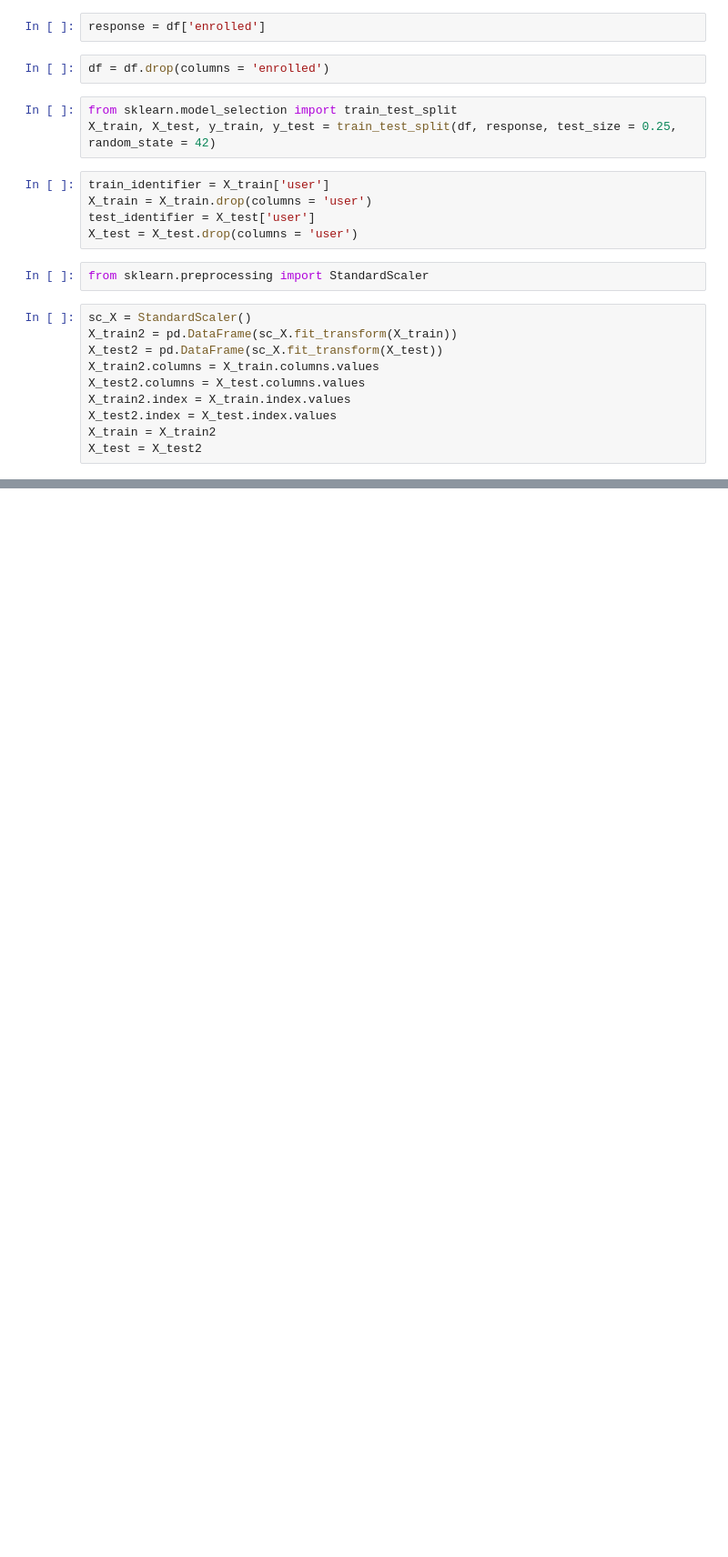
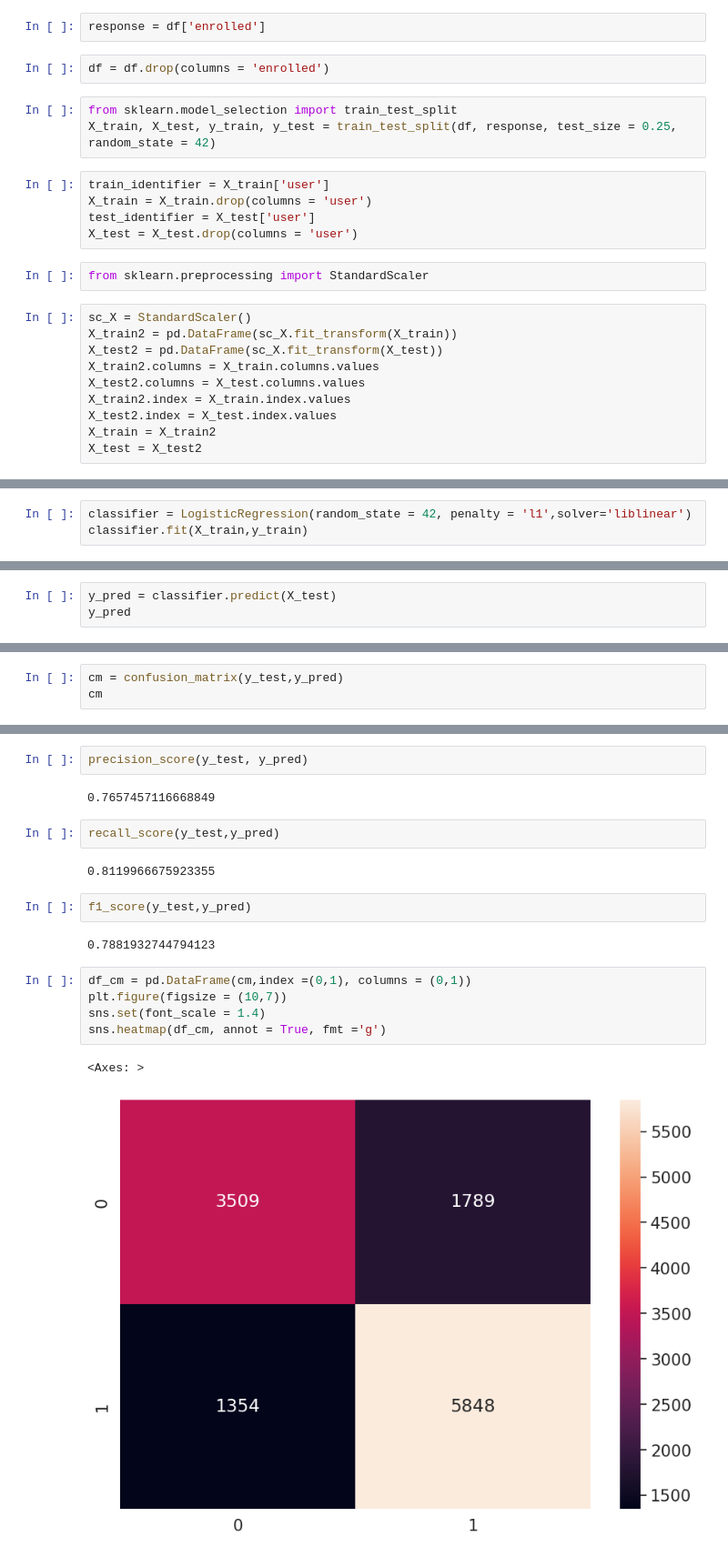
Before and after one commit to saimaharana4/ML_DL_Project, a Jupyter notebook: app-usage-analysis-churn-rate.ipynb, the cells around one changed output, grey strips where cells are left out. Shown: that part at 91% size. Drawn from its saved outputs; the diff is of its cells as text; blank space fills up the shorter version.

```diff
--- a/app-usage-analysis-churn-rate.ipynb
+++ b/app-usage-analysis-churn-rate.ipynb
@@ -348,0 +352,3 @@ X_test = X_test2
+# %%
+classifier = LogisticRegression(random_state = 42, penalty = 'l1',solver='liblinear')
+classifier.fit(X_train,y_train)
@@ -348,0 +357,3 @@ X_test = X_test2
+# %%
+y_pred = classifier.predict(X_test)
+y_pred
@@ -348,0 +364,3 @@ X_test = X_test2
+# %%
+cm = confusion_matrix(y_test,y_pred)
+cm
@@ -348,0 +374,20 @@ X_test = X_test2
+# %%
+precision_score(y_test, y_pred)
+# %% [output]
+0.7657457116668849
+# %%
+recall_score(y_test,y_pred)
+# %% [output]
+0.8119966675923355
+# %%
+f1_score(y_test,y_pred)
+# %% [output]
+0.7881932744794123
+# %%
+df_cm = pd.DataFrame(cm,index =(0,1), columns = (0,1))
+plt.figure(figsize = (10,7))
+sns.set(font_scale = 1.4)
+sns.heatmap(df_cm, annot = True, fmt ='g')
+# %% [output]
+<Axes: >
+[figure, added]
```
Also changed, not shown: parts of 11 cells of this notebook.
